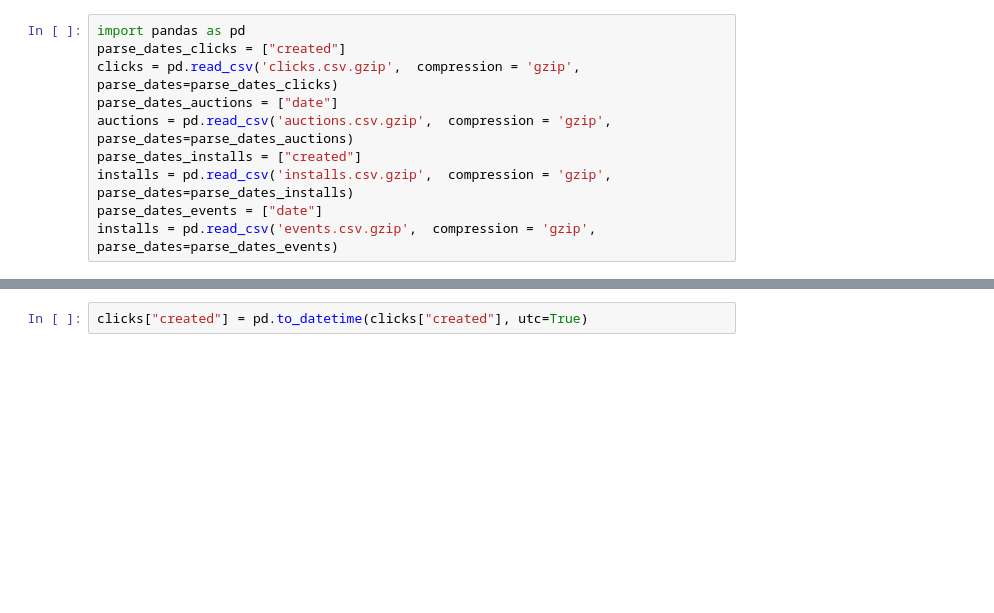
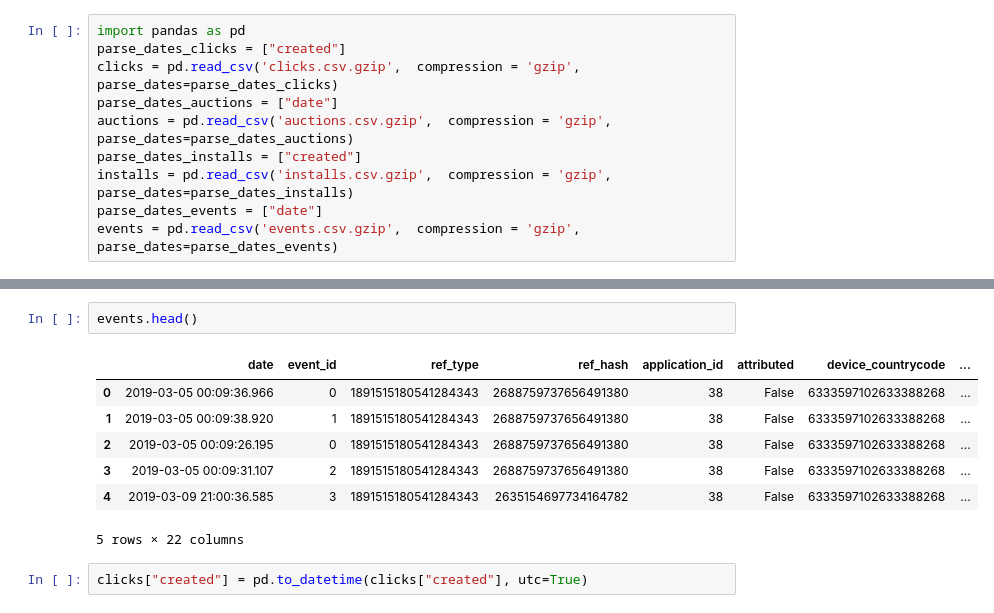
Before and after one commit to MartinRosasSommer/Datos2019, a Jupyter notebook: analisis-LucasOtero.ipynb, the cells around one changed output, grey strips where cells are left out. Saved outputs shown, nothing was run; the diff lists cells and outputs as text; blank space fills up the shorter version.

```diff
--- a/analisis-LucasOtero.ipynb
+++ b/analisis-LucasOtero.ipynb
@@ -7,6 +7,6 @@ auctions = pd.read_csv('auctions.csv.gzip',  compression = 'gzip', parse_dates=p
 parse_dates_installs = ["created"]
 installs = pd.read_csv('installs.csv.gzip',  compression = 'gzip', parse_dates=parse_dates_installs)
 parse_dates_events = ["date"]
-installs = pd.read_csv('events.csv.gzip',  compression = 'gzip', parse_dates=parse_dates_events)
+events = pd.read_csv('events.csv.gzip',  compression = 'gzip', parse_dates=parse_dates_events)
 # %%
 clicks.head()
@@ -17,3 +38,13 @@ installs.head()
+# %%
+events.head()
+# %% [output]
+|  | date | event_id | ref_type | ref_hash | application_id | attributed | device_countrycode | ... |
+| 0 | 2019-03-05 00:09:36.966 | 0 | 1891515180541284343 | 2688759737656491380 | 38 | False | 6333597102633388268 | ... |
+| 1 | 2019-03-05 00:09:38.920 | 1 | 1891515180541284343 | 2688759737656491380 | 38 | False | 6333597102633388268 | ... |
+| 2 | 2019-03-05 00:09:26.195 | 0 | 1891515180541284343 | 2688759737656491380 | 38 | False | 6333597102633388268 | ... |
+| 3 | 2019-03-05 00:09:31.107 | 2 | 1891515180541284343 | 2688759737656491380 | 38 | False | 6333597102633388268 | ... |
+| 4 | 2019-03-09 21:00:36.585 | 3 | 1891515180541284343 | 2635154697734164782 | 38 | False | 6333597102633388268 | ... |
+5 rows × 22 columns
 # %%
 clicks["created"] = pd.to_datetime(clicks["created"], utc=True)
 # %%
```
Also changed, not shown: parts of 13 cells of this notebook.
